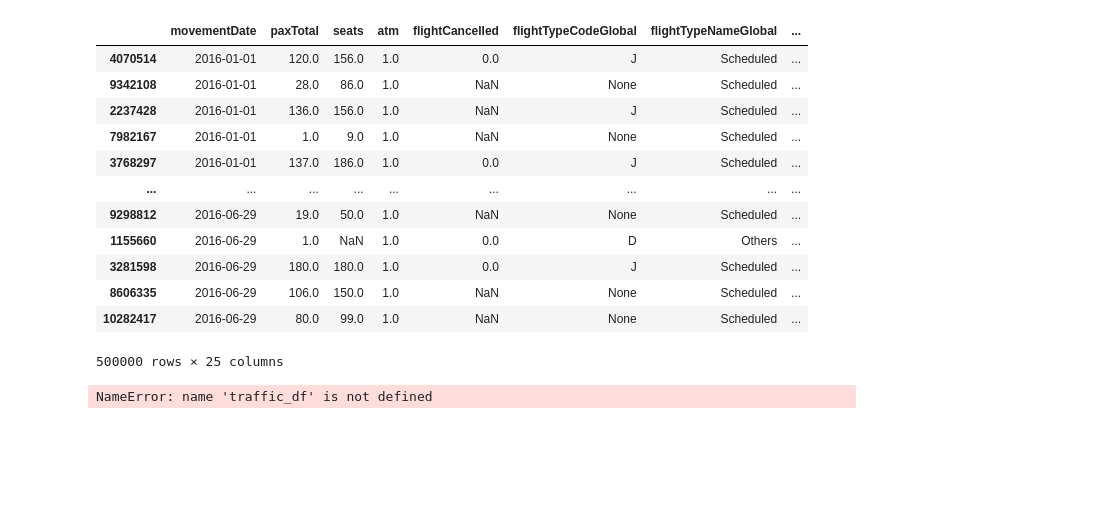
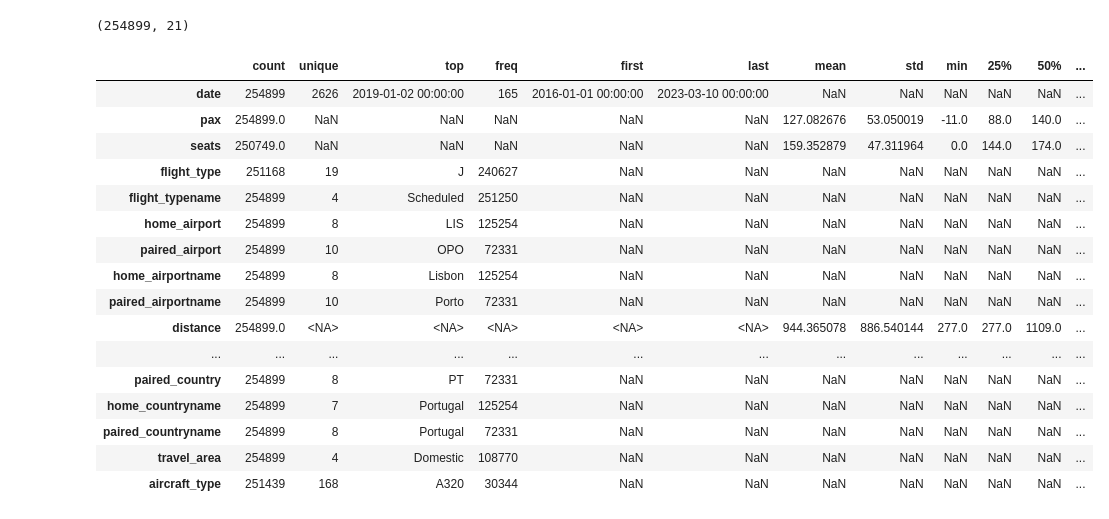
Before and after one commit to lilyhuong/airtraffic, a Jupyter notebook: test.ipynb, the cells around one changed output. Saved outputs shown, nothing was run; the diff lists cells and outputs as text; code cells hidden in the pictures; blank space fills up the shorter version.

Commit message:
LDA + first phopret

```diff
--- a/test.ipynb
+++ b/test.ipynb
@@ -3,20 +4,26 @@ import pandas as pd
 # %%
-pd.read_parquet("/Users/lilyhuong/Desktop/Amse mag3/semestre 2/Forecast air traffic/airtraffic/traffic_light (1).parquet")
+traffic_df = pd.read_parquet("/Users/lilyhuong/Desktop/Amse mag3/semestre 2/Forecast air traffic/airtraffic/traffic_10lines.parquet")
-# %% [output]
-|  | movementDate | paxTotal | seats | atm | flightCancelled | flightTypeCodeGlobal | flightTypeNameGlobal | ... |
-| 4070514 | 2016-01-01 | 120.0 | 156.0 | 1.0 | 0.0 | J | Scheduled | ... |
-| 9342108 | 2016-01-01 | 28.0 | 86.0 | 1.0 | NaN | None | Scheduled | ... |
-| 2237428 | 2016-01-01 | 136.0 | 156.0 | 1.0 | NaN | J | Scheduled | ... |
-| 7982167 | 2016-01-01 | 1.0 | 9.0 | 1.0 | NaN | None | Scheduled | ... |
-| 3768297 | 2016-01-01 | 137.0 | 186.0 | 1.0 | 0.0 | J | Scheduled | ... |
-| ... | ... | ... | ... | ... | ... | ... | ... | ... |
-| 9298812 | 2016-06-29 | 19.0 | 50.0 | 1.0 | NaN | None | Scheduled | ... |
-| 1155660 | 2016-06-29 | 1.0 | NaN | 1.0 | 0.0 | D | Others | ... |
-| 3281598 | 2016-06-29 | 180.0 | 180.0 | 1.0 | 0.0 | J | Scheduled | ... |
-| 8606335 | 2016-06-29 | 106.0 | 150.0 | 1.0 | NaN | None | Scheduled | ... |
-| 10282417 | 2016-06-29 | 80.0 | 99.0 | 1.0 | NaN | None | Scheduled | ... |
-500000 rows × 25 columns
+# %%
+traffic_df.shape
+# %% [output]
+(254899, 21)
 # %%
-traffic_df.describle( include = 'all').transpose()
+traffic_df.describe(include = 'all').transpose()
 # %% [output]
-NameError: name 'traffic_df' is not defined
+|  | count | unique | top | freq | first | last | mean | std | min | 25% | 50% | ... |
+| date | 254899 | 2626 | 2019-01-02 00:00:00 | 165 | 2016-01-01 00:00:00 | 2023-03-10 00:00:00 | NaN | NaN | NaN | NaN | NaN | ... |
+| pax | 254899.0 | NaN | NaN | NaN | NaN | NaN | 127.082676 | 53.050019 | -11.0 | 88.0 | 140.0 | ... |
+| seats | 250749.0 | NaN | NaN | NaN | NaN | NaN | 159.352879 | 47.311964 | 0.0 | 144.0 | 174.0 | ... |
+| flight_type | 251168 | 19 | J | 240627 | NaN | NaN | NaN | NaN | NaN | NaN | NaN | ... |
+| flight_typename | 254899 | 4 | Scheduled | 251250 | NaN | NaN | NaN | NaN | NaN | NaN | NaN | ... |
+| home_airport | 254899 | 8 | LIS | 125254 | NaN | NaN | NaN | NaN | NaN | NaN | NaN | ... |
+| paired_airport | 254899 | 10 | OPO | 72331 | NaN | NaN | NaN | NaN | NaN | NaN | NaN | ... |
+| home_airportname | 254899 | 8 | Lisbon | 125254 | NaN | NaN | NaN | NaN | NaN | NaN | NaN | ... |
+| paired_airportname | 254899 | 10 | Porto | 72331 | NaN | NaN | NaN | NaN | NaN | NaN | NaN | ... |
+| distance | 254899.0 | <NA> | <NA> | <NA> | <NA> | <NA> | 944.365078 | 886.540144 | 277.0 | 277.0 | 1109.0 | ... |
+| ... | ... | ... | ... | ... | ... | ... | ... | ... | ... | ... | ... | ... |
+| paired_country | 254899 | 8 | PT | 72331 | NaN | NaN | NaN | NaN | NaN | NaN | NaN | ... |
+| home_countryname | 254899 | 7 | Portugal | 125254 | NaN | NaN | NaN | NaN | NaN | NaN | NaN | ... |
+| paired_countryname | 254899 | 8 | Portugal | 72331 | NaN | NaN | NaN | NaN | NaN | NaN | NaN | ... |
+| travel_area | 254899 | 4 | Domestic | 108770 | NaN | NaN | NaN | NaN | NaN | NaN | NaN | ... |
+| aircraft_type | 251439 | 168 | A320 | 30344 | NaN | NaN | NaN | NaN | NaN | NaN | NaN | ... |
```
Also changed, not shown: parts of 25 cells of this notebook, 4 other files.
